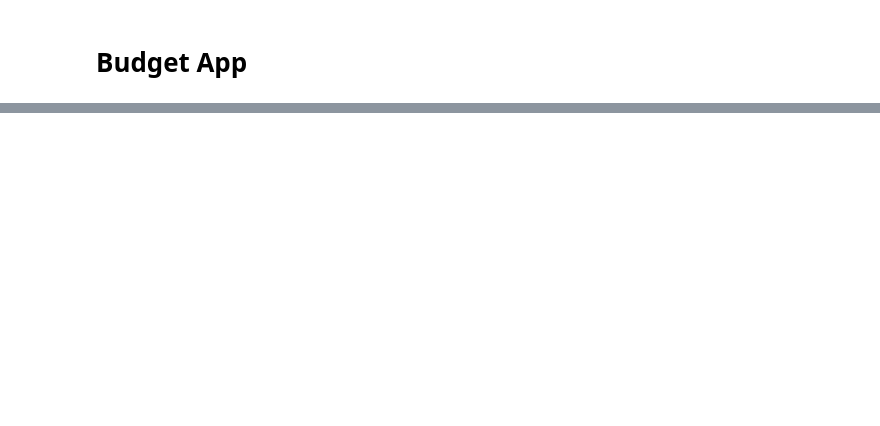
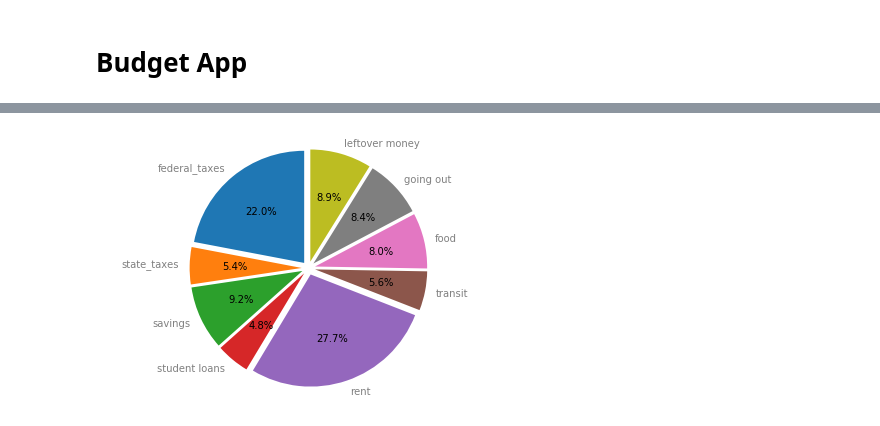
Before and after one commit to kmoore296/budget-app, a Jupyter notebook: Budget app.ipynb, the cells around one changed output, grey strips where cells are left out. Saved outputs shown, nothing was run; the diff lists cells and outputs as text; code cells hidden in the pictures; blank space fills up the shorter version.

Commit message:
Added percentages and charts

```diff
--- a/Budget app.ipynb
+++ b/Budget app.ipynb
@@ -211,0 +319,8 @@ adjust_annual()
+# %%
+#breaks down costs by % of takehome (after taxes)
+takehomecosts = {}
+for key,value in annual_budget.items():
+    takehomecosts[key]=round((value/takehome)*100,2)
+takehomecosts['leftover money']=round((shmoney/takehome)*100,2)
+for x,y in takehomecosts.items():
+    print(str(x)+' : '+str(y)+'%')
@@ -211,0 +335,33 @@ adjust_annual()
+# %%
+#pie chart maker
+#argument is a dictionary
+def piemaker(dt):
+    import matplotlib.pyplot as plt
+    # Pie chart
+    labels = []
+    for i in dt.keys():
+        labels.append(i)
+    sizes = []
+    for value in dt.values():
+        sizes.append(value)
+    exp = []
+    for label in labels:
+        exp.append(.06)
+
+    #colors
+    #colors = ['#ff9999','#66b3ff','#99ff99','#ffcc99']
+
+    fig1, ax1 = plt.subplots()
+    patches, texts, autotexts = ax1.pie(sizes, labels=labels, autopct='%1.1f%%', startangle=90, explode=exp)
+    for text in texts:
+        text.set_color('grey')
+    for autotext in autotexts:
+        autotext.set_color('black')
+    # Equal aspect ratio ensures that pie is drawn as a circle
+    ax1.axis('equal')
+    plt.tight_layout()
+    plt.show()
+# %%
+piemaker(grosscosts)
+# %% [output]
+[figure, added]
```
Also changed, not shown: parts of 11 cells of this notebook.
